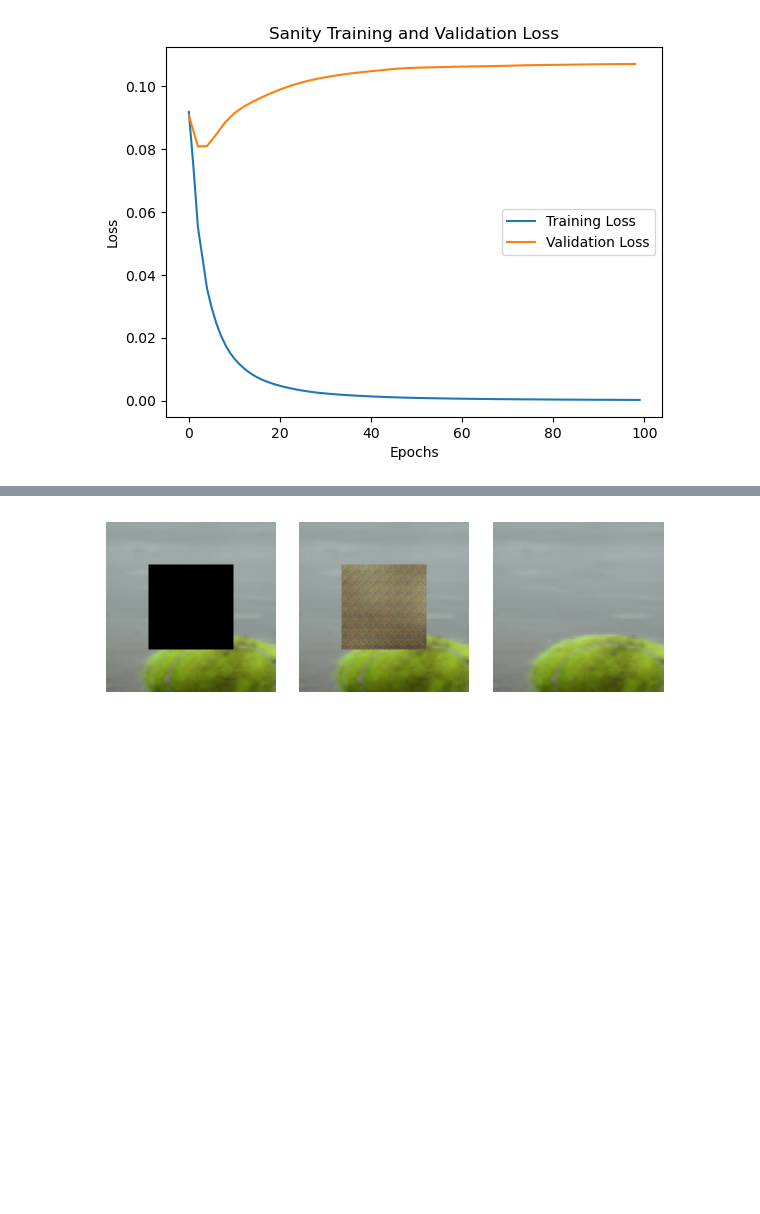
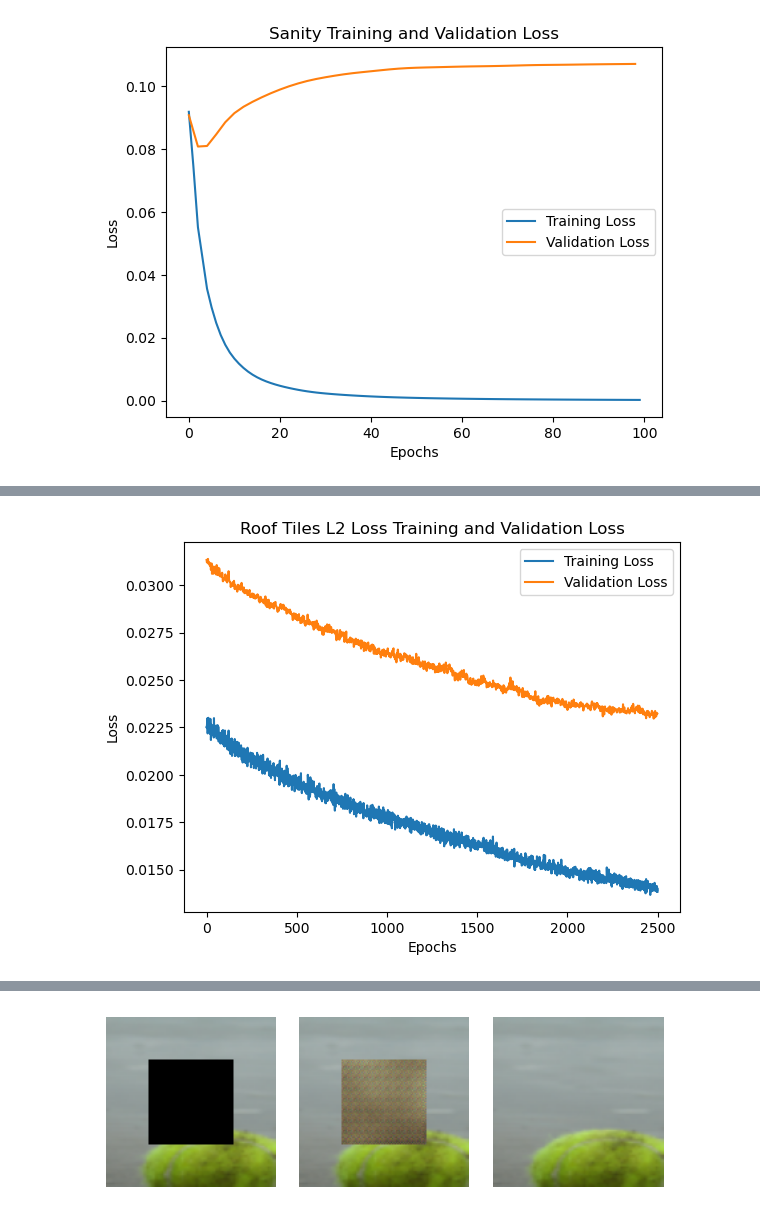
Before and after one commit to shahanneda/ImageInpainting, a Jupyter notebook: final_project.ipynb, the cells around one changed output, grey strips where cells are left out. Cells and saved outputs as stored; diff of their text form; code cells hidden in the pictures; blank space fills up the shorter version.

Commit message:
Got good roof tiles l2 run

```diff
--- a/final_project.ipynb
+++ b/final_project.ipynb
@@ -613,5 +614,24 @@ Epoch Loss: 0.014620572328567505
 display_loss_history_graph(sanity_train_loss_history, sanity_val_loss_history, title="Sanity Training and Validation Loss")
 # %%
 img, img_gt, _ = next(iter(train_loader))
+# %%
+proc_train_loss_history = []
+proc_val_loss_history = []
+
+offset = 0
+for i, val in train_loss_history:
+	proc_train_loss_history.append([i + offset, val])
+	if i == 499:
+		offset += 500
+
+offset = 0
+for i, val in val_loss_history:
+	proc_val_loss_history.append([i + offset, val])
+	if i == 498:
+		offset += 500
+# %%
+display_loss_history_graph(proc_train_loss_history, proc_val_loss_history, title="Roof Tiles L2 Loss Training and Validation Loss")
+# %% [output]
+[figure, added]
 # %%
 indexes = [10, 12]
```
Also changed, not shown: parts of 2 cells of this notebook, 2 other files.
